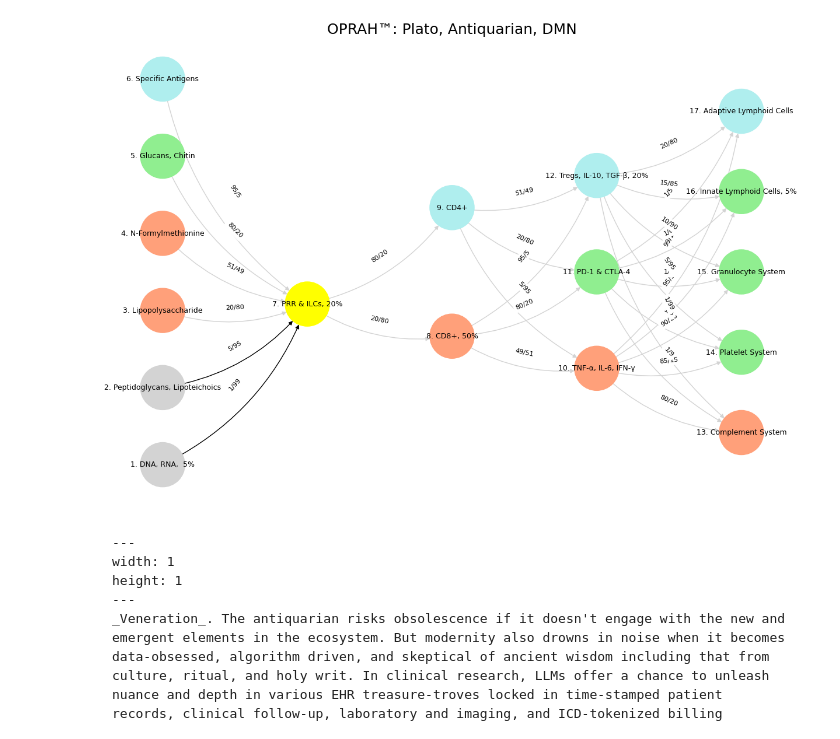
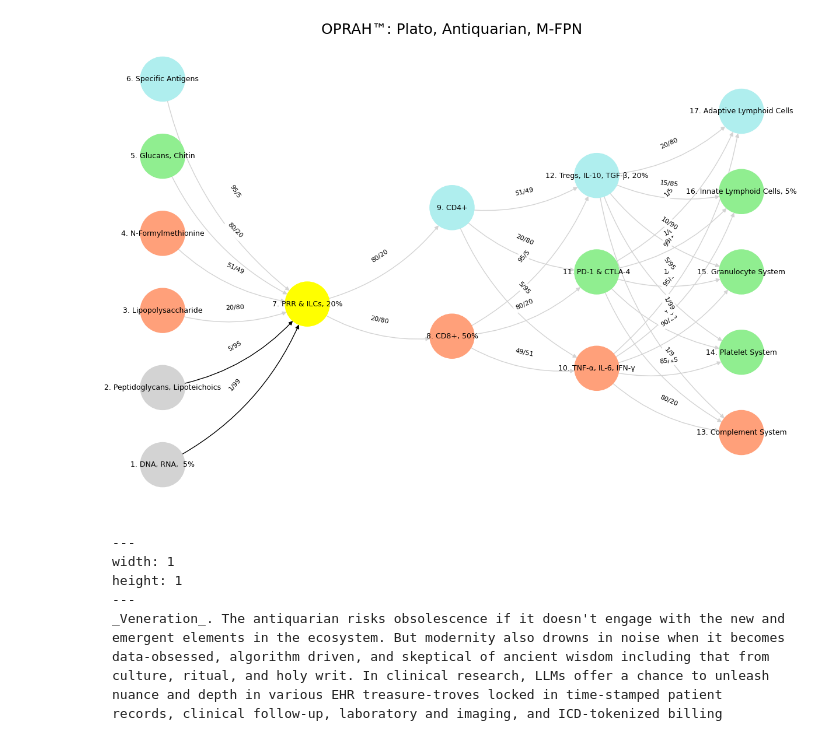
Before and after one commit to abikesa/uganda, a Jupyter notebook: kitabo/ensi/_build/jupyter_execute/index.ipynb, the cells around one changed output. Saved outputs shown, nothing was run; the diff lists cells and outputs as text; code cells hidden in the pictures.

````diff
--- a/kitabo/ensi/_build/jupyter_execute/index.ipynb
+++ b/kitabo/ensi/_build/jupyter_execute/index.ipynb
@@ -195,35 +187,35 @@ def visualize_nn():
         positions = calculate_positions(nodes, x_offset=i * 2)
         for node, position in zip(nodes, positions):
             new_node = mapping[node]
             G.add_node(new_node, layer=layer_name)
             pos[new_node] = position
             node_colors.append(colors.get(node, 'lightgray'))
 
     # Add edges with updated node labels
     edge_colors = []
     for (source, target), weight in edges.items():
         if source in mapping and target in mapping:
             new_source = mapping[source]
             new_target = mapping[target]
             G.add_edge(new_source, new_target, weight=weight)
             edge_colors.append('black' if (source, target) in black_edges else 'lightgrey')
 
     # Draw the graph
     plt.figure(figsize=(12, 8))
     edges_labels = {(u, v): d["weight"] for u, v, d in G.edges(data=True)}
 
     nx.draw(
         G, pos, with_labels=True, node_color=node_colors, edge_color=edge_colors,
         node_size=3000, font_size=9, connectionstyle="arc3,rad=0.2"
     )
     nx.draw_networkx_edge_labels(G, pos, edge_labels=edges_labels, font_size=8)
-    plt.title("OPRAH™: Plato, Antiquarian, DMN", fontsize=18)
+    plt.title("OPRAH™: Plato, Antiquarian, M-FPN", fontsize=18)
     plt.show()
 
 # Run the visualization
 visualize_nn()
 # %% [output]
-[figure, old version]
+[figure, new version]
 # %% [markdown]
 ```{figure} https://www.ledr.com/colours/white.jpg
 ---
````
Also changed, not shown: parts of 1 cell of this notebook, 8 other files.
